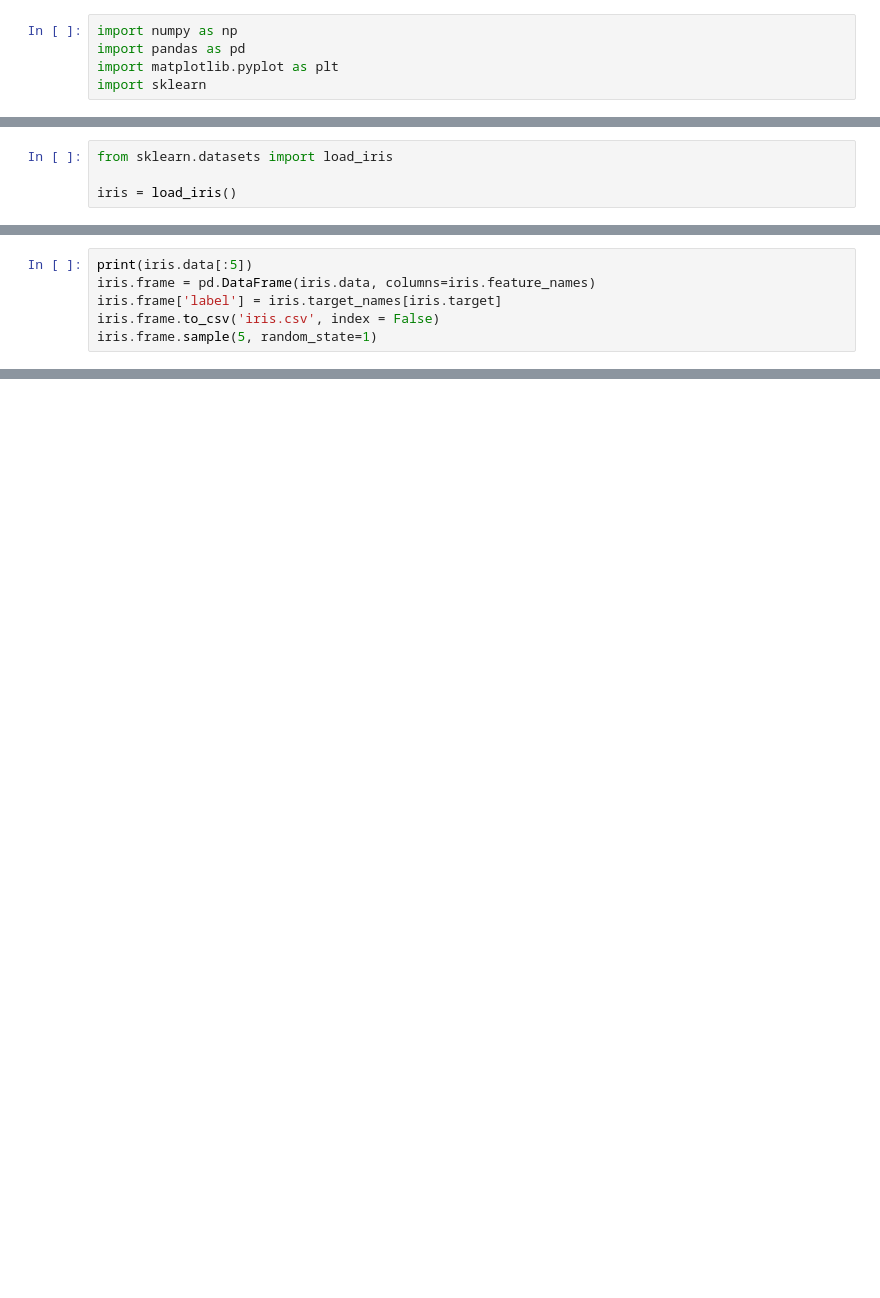
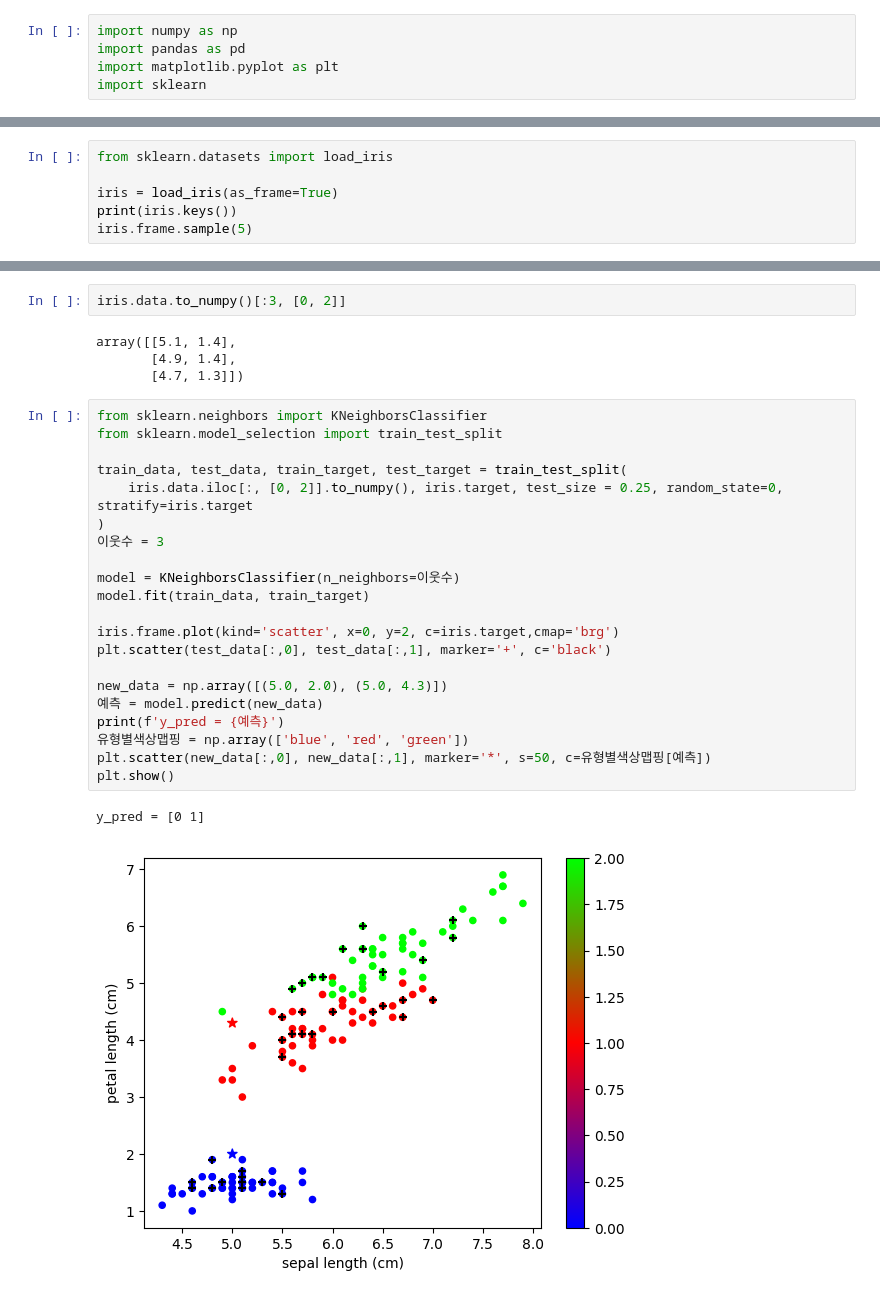
Before and after one commit to rjs424/pyml, a Jupyter notebook: test.ipynb, the cells around one changed output, grey strips where cells are left out. Saved outputs shown, nothing was run; the diff lists cells and outputs as text; blank space fills up the shorter version.

```diff
--- a/test.ipynb
+++ b/test.ipynb
@@ -6,4 +52,6 @@ import sklearn
 # %%
 from sklearn.datasets import load_iris
 
-iris = load_iris()
+iris = load_iris(as_frame=True)
+print(iris.keys())
+iris.frame.sample(5)
@@ -10,6 +65,0 @@ iris = load_iris()
-# %%
-print(iris.data[:5])
-iris.frame = pd.DataFrame(iris.data, columns=iris.feature_names)
-iris.frame['label'] = iris.target_names[iris.target]
-iris.frame.to_csv('iris.csv', index = False)
-iris.frame.sample(5, random_state=1)
@@ -157,0 +128,30 @@ pd.DataFrame({
+# %%
+iris.data.to_numpy()[:3, [0, 2]]
+# %% [output]
+array([[5.1, 1.4],
+       [4.9, 1.4],
+       [4.7, 1.3]])
+# %%
+from sklearn.neighbors import KNeighborsClassifier
+from sklearn.model_selection import train_test_split
+
+train_data, test_data, train_target, test_target = train_test_split(
+    iris.data.iloc[:, [0, 2]].to_numpy(), iris.target, test_size = 0.25, random_state=0, stratify=iris.target
+)
+이웃수 = 3
+
+model = KNeighborsClassifier(n_neighbors=이웃수)
+model.fit(train_data, train_target)
+
+iris.frame.plot(kind='scatter', x=0, y=2, c=iris.target,cmap='brg')
+plt.scatter(test_data[:,0], test_data[:,1], marker='+', c='black')
+
+new_data = np.array([(5.0, 2.0), (5.0, 4.3)])
+예측 = model.predict(new_data)
+print(f'y_pred = {예측}')
+유형별색상맵핑 = np.array(['blue', 'red', 'green'])
+plt.scatter(new_data[:,0], new_data[:,1], marker='*', s=50, c=유형별색상맵핑[예측])
+plt.show()
+# %% [output]
+y_pred = [0 1]
+[figure, added]
```
Also changed, not shown: parts of 23 cells of this notebook, 2 other files.
